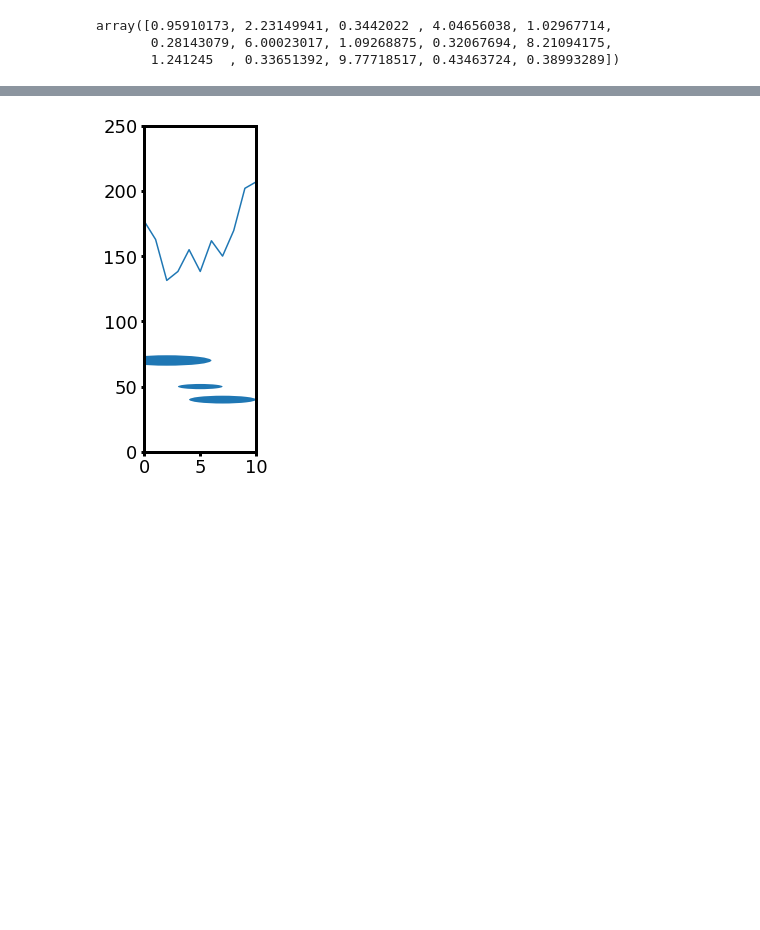
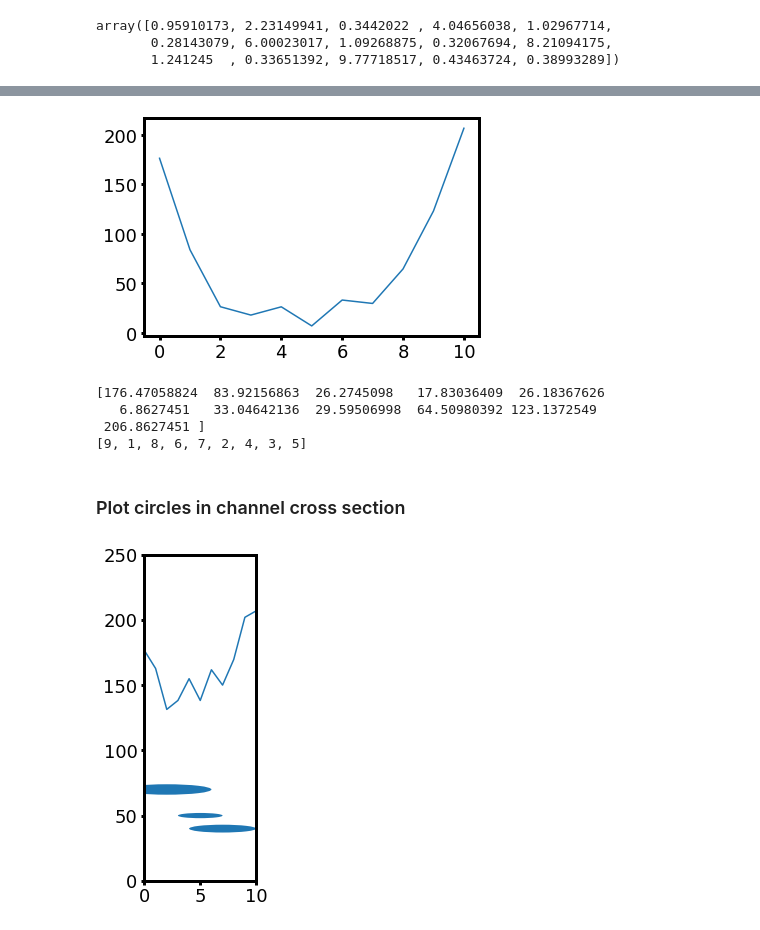
Before and after one commit to ericmuckley/fluid_channel_modeling, a Jupyter notebook: channel_modeling_disks.ipynb, the cells around one changed output, grey strips where cells are left out. Cells and saved outputs as stored; diff of their text form; code cells hidden in the pictures; blank space fills up the shorter version.

```diff
--- a/channel_modeling_disks.ipynb
+++ b/channel_modeling_disks.ipynb
@@ -251 +316,27 @@ plt.show()
+# %%
+# plot residual
+plt.plot(cs[:,0], cs[:,1] - sim_cs)
+plt.show()
+
+'''
+for x in range(len(residual)):
+
+    vert_dist =
+
+    for y in range(0, int(residual[x, 1]), 1):
+        plt.scatter(x, y, s=2, c='k')
+
+plt.show()
+'''
+print(residual[:,1])
+
+print([a for a in np.argsort(residual[:, 1])[::-1] if a not in [0, np.max(residual[:,0])]])
+# %% [output]
+[figure, added]
+[176.47058824  83.92156863  26.2745098   17.83036409  26.18367626
+   6.8627451   33.04642136  29.59506998  64.50980392 123.1372549
+ 206.8627451 ]
+[9, 1, 8, 6, 7, 2, 4, 3, 5]
+# %% [markdown]
+### Plot circles in channel cross section
 # %%
```
Also changed, not shown: parts of 7 cells of this notebook.
